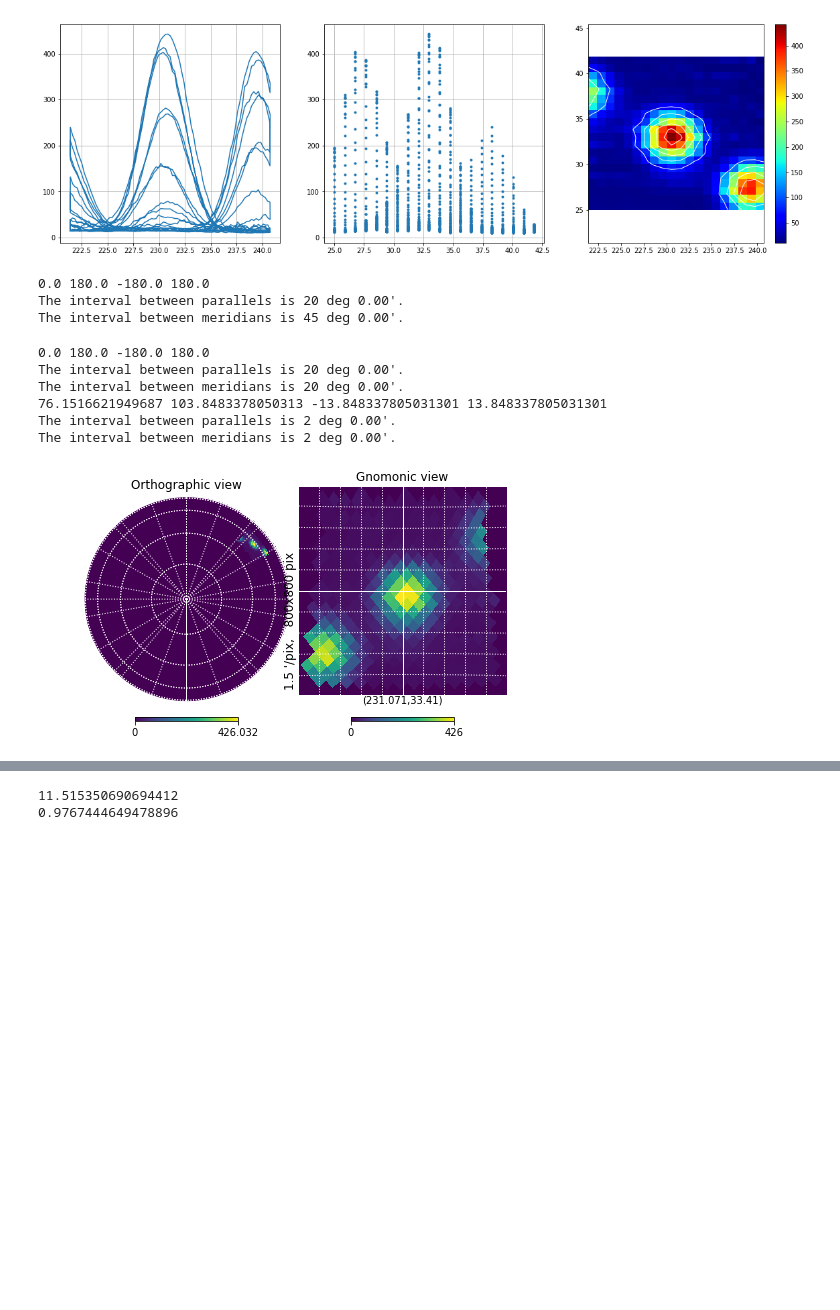
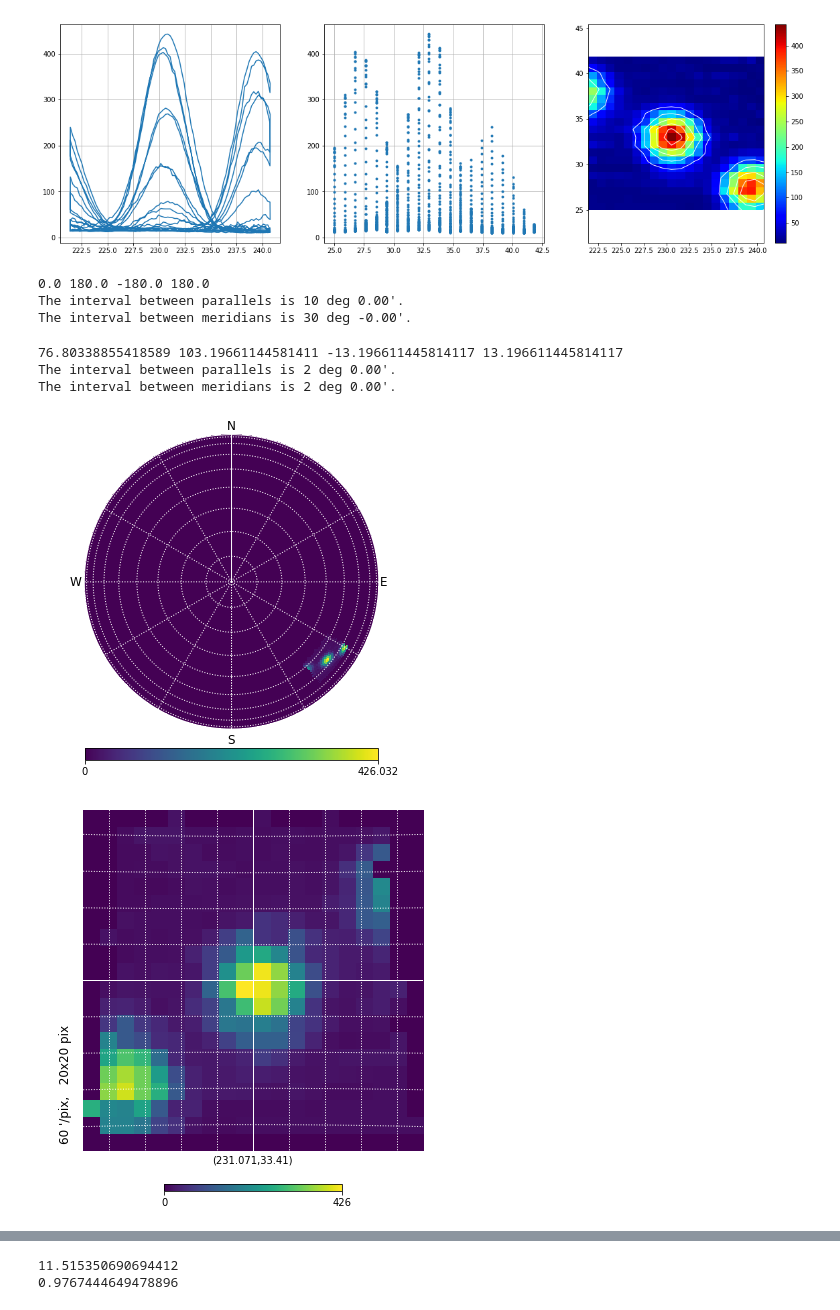
Before and after one commit to UPennEoR/MiniRadioTelescope, a Jupyter notebook: AnalyzeCommissioningData04112018.ipynb, the cells around one changed output, grey strips where cells are left out. Cells and saved outputs as stored; diff of their text form; code cells hidden in the pictures; blank space fills up the shorter version.

```diff
--- a/AnalyzeCommissioningData04112018.ipynb
+++ b/AnalyzeCommissioningData04112018.ipynb
@@ -19,9 +21,8 @@ def PlotMap(map_npz):
     #plt.show()
     return
 # %%
-def MakeHealpixAzElMap(az,el,pwr):
+def MakeHealpixAzElMap(az,el,pwr,nside=64):
     """ Avoid dealing with RA/Dec conversion just yet """
-    nside = 64
     npix = hp.nside2npix(nside)
     hpmap = np.zeros(npix)
     # Az is already (0,360).  El should be 0 at horizon.  So:
@@ -32,6 +33,7 @@ def MakeHealpixAzElMap(az,el,pwr):
     for p in whpix:
         #hpmap[p] = np.median(pwr[pixels==p])
         hpmap[p] = np.mean(pwr[pixels==p])
+    #hpmap = hp.smoothing(hpmap,fwhm=np.radians(2.5))
     return hpmap
 # %% [markdown]
 My notes on this are not great.  MRT.py was edited at 12:07 to reflect what are now pretty close to accurate AZ/EL coordinates.  The previous three maps have el more or less correct, but az_true = az_reported + 20.
@@ -67,6 +67,9 @@ map_Wed_Apr_11_12:34:26_2018.npz
 map_Wed_Apr_11_12:38:20_2018.npz
 map_Wed_Apr_11_12:42:28_2018.npz
 map_Wed_Apr_11_12:48:19_2018.npz
+# %%
+map_no = 8
+map_npz = np.load(files[map_no])
 # %%
 mp = MakeHealpixAzElMap(map_npz['az'],map_npz['el'],map_npz['pwr'])
 # %%
@@ -82,19 +85,30 @@ PlotMap(map_npz)
 plt.show()
 # %% [output]
 [figure]
-# %%
-hp.orthview(mp,half_sky=True,rot=[0,90],sub = (1,2,1))
-hp.graticule(dpar=20,dmer=45,color='white')
-hp.gnomview(mp,rot=[map_npz['az'].mean(),map_npz['el'].mean()],xsize=800,sub = (1,2,2))
-hp.graticule(color='white',dpar=2.,dmer=2.)
-# %% [output]
-0.0 180.0 -180.0 180.0
-The interval between parallels is 20 deg 0.00'.
-The interval between meridians is 45 deg 0.00'.
-0.0 180.0 -180.0 180.0
-The interval between parallels is 20 deg 0.00'.
-The interval between meridians is 20 deg 0.00'.
-76.1516621949687 103.8483378050313 -13.848337805031301 13.848337805031301
-The interval between parallels is 2 deg 0.00'.
-The interval between meridians is 2 deg 0.00'.
-[figure, removed]
+# %%
+if map_no==8:
+    name='sat'
+if map_no==0:
+    name='sun'
+hp.orthview(mp,half_sky=True,rot=[180,90],title='',margins=[0,0,1,1],flip='geo')#,sub = (1,2,1))
+hp.graticule(dpar=10,dmer=30,color='white')
+plt.text(1.01,-0.03,'E',color='black',fontsize=12)
+plt.text(-0.03,1.03,'N',color='black',fontsize=12)
+plt.text(-1.1,-0.03,'W',color='black',fontsize=12)
+plt.text(-0.03,-1.1,'S',color='black',fontsize=12)
+plt.savefig('mrt_'+name+'_orth.png')
+fov = 20.*u.deg
+reso = 60.*u.arcmin
+xsize = int((fov/reso).to(u.dimensionless_unscaled))
+hp.gnomview(mp,rot=[map_npz['az'].mean(),map_npz['el'].mean()],xsize=xsize,reso=reso.to(u.arcmin).value,title='')#,sub = (1,2,2))
+hp.graticule(color='white',dpar=2.,dmer=2.)
+plt.savefig('mrt_'+name+'_gnom.png')
+# %% [output]
+0.0 180.0 -180.0 180.0
+The interval between parallels is 10 deg 0.00'.
+The interval between meridians is 30 deg -0.00'.
+76.80338855418589 103.19661144581411 -13.196611445814117 13.196611445814117
+The interval between parallels is 2 deg 0.00'.
+The interval between meridians is 2 deg 0.00'.
+[figure, added]
+[figure, added]
```
Also changed, not shown: parts of 7 cells of this notebook, 41 other files.
